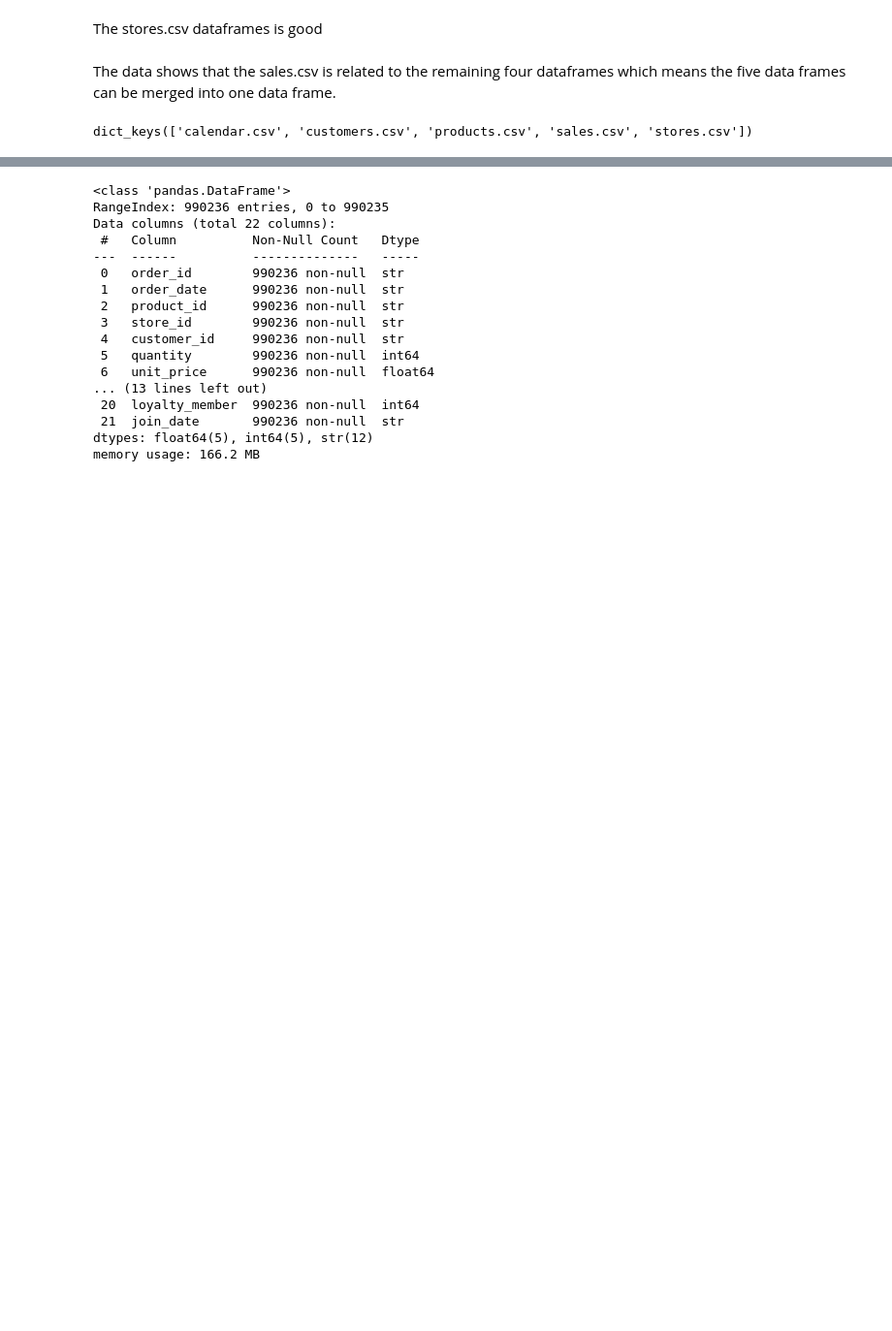
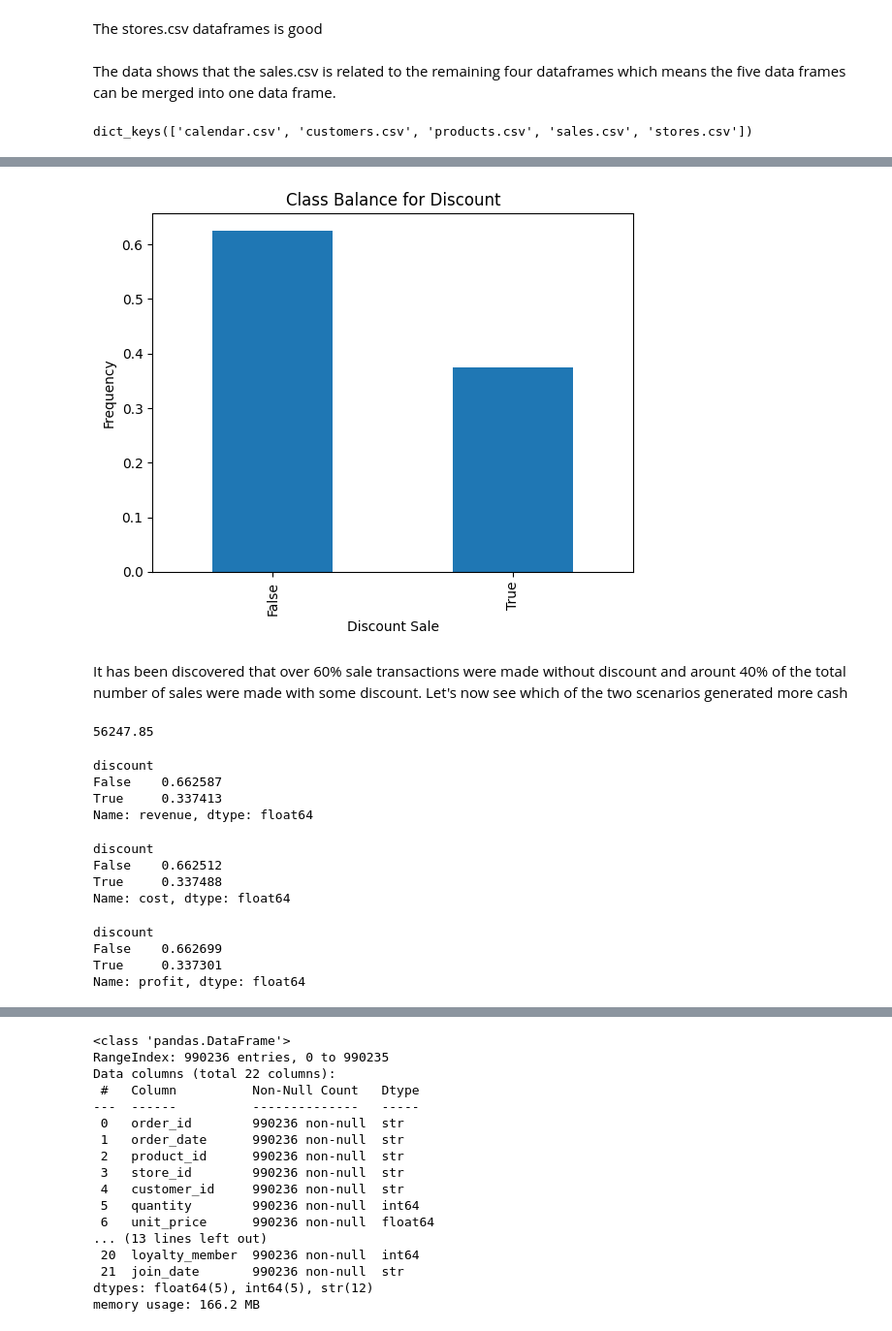
Before and after one commit to GeorgeFrezerMakina/Data-Analysis-Portifolio, a Jupyter notebook: chocolate-sales-analysis/chocolate-sales-analysis.ipynb, the cells around one changed output, grey strips where cells are left out. Shown at 97% size. Cells and saved outputs as stored; diff of their text form; code cells hidden in the pictures; blank space fills up the shorter version.

Commit message:
Analysed the relationship between discounted and non-discounted sales

```diff
--- a/chocolate-sales-analysis/chocolate-sales-analysis.ipynb
+++ b/chocolate-sales-analysis/chocolate-sales-analysis.ipynb
@@ -190,0 +195,3 @@ dict_keys(['calendar.csv', 'customers.csv', 'products.csv', 'sales.csv', 'stores
+# %%
+dataframes["calendar.csv"]["date"] = pd.to_datetime(dataframes["calendar.csv"]["date"])
+dataframes["calendar.csv"].dtypes
@@ -190,0 +206,6 @@ dict_keys(['calendar.csv', 'customers.csv', 'products.csv', 'sales.csv', 'stores
+# %%
+#Converting join_date to datetime data type in customers dataframe
+dataframes["customers.csv"]["join_date"] = pd.to_datetime(dataframes["customers.csv"]["join_date"])
+
+#Converting order_date to datetime data type in sales dataframe
+dataframes["sales.csv"]["order_date"] = pd.to_datetime(dataframes["sales.csv"]["order_date"])
@@ -190,0 +225,4 @@ dict_keys(['calendar.csv', 'customers.csv', 'products.csv', 'sales.csv', 'stores
+# %%
+#Renaming it for easy reference
+sales_df = dataframes["sales.csv"]
+sales_df.describe()
@@ -190,0 +239,51 @@ dict_keys(['calendar.csv', 'customers.csv', 'products.csv', 'sales.csv', 'stores
+# %%
+#Converting the discount column into a boolean
+discount_sale = sales_df["discount"] > 0
+
+#Plotting a bar chart to see the balance between the quantity of sales made on discount and sales made without discount
+discount_sale.value_counts(normalize=True).plot(kind="bar")
+plt.title("Class Balance for Discount")
+plt.ylabel("Frequency")
+plt.xlabel("Discount Sale");
+# %% [output]
+[figure, added]
+# %% [markdown]
+It has been discovered that over 60% sale transactions were made without discount and arount 40% of the total number of sales were made with some discount. Let's now see which of the two scenarios generated more cash
+# %%
+#Total discounts given
+float(round(sales_df["discount"].sum(), 2))
+# %% [output]
+56247.85
+# %%
+#Total revenue made from the each class sales
+sales_df["discount"] = discount_sale
+
+total_revenue = (sales_df.groupby(sales_df["discount"])["revenue"].sum())/sales_df["revenue"].sum()
+total_revenue
+# %% [output]
+discount
+False    0.662587
+True     0.337413
+Name: revenue, dtype: float64
+# %%
+#Total cost made from the each class sales
+sales_df["discount"] = discount_sale
+
+total_revenue = (sales_df.groupby(sales_df["discount"])["cost"].sum())/sales_df["cost"].sum()
+total_revenue
+# %% [output]
+discount
+False    0.662512
+True     0.337488
+Name: cost, dtype: float64
+# %%
+#Total sales made from the each class sales
+sales_df["discount"] = discount_sale
+
+total_sales = (sales_df.groupby(sales_df["discount"])["profit"].sum())/sales_df["profit"].sum()
+total_sales
+# %% [output]
+discount
+False    0.662699
+True     0.337301
+Name: profit, dtype: float64
```
Also changed, not shown: parts of 8 cells of this notebook.
